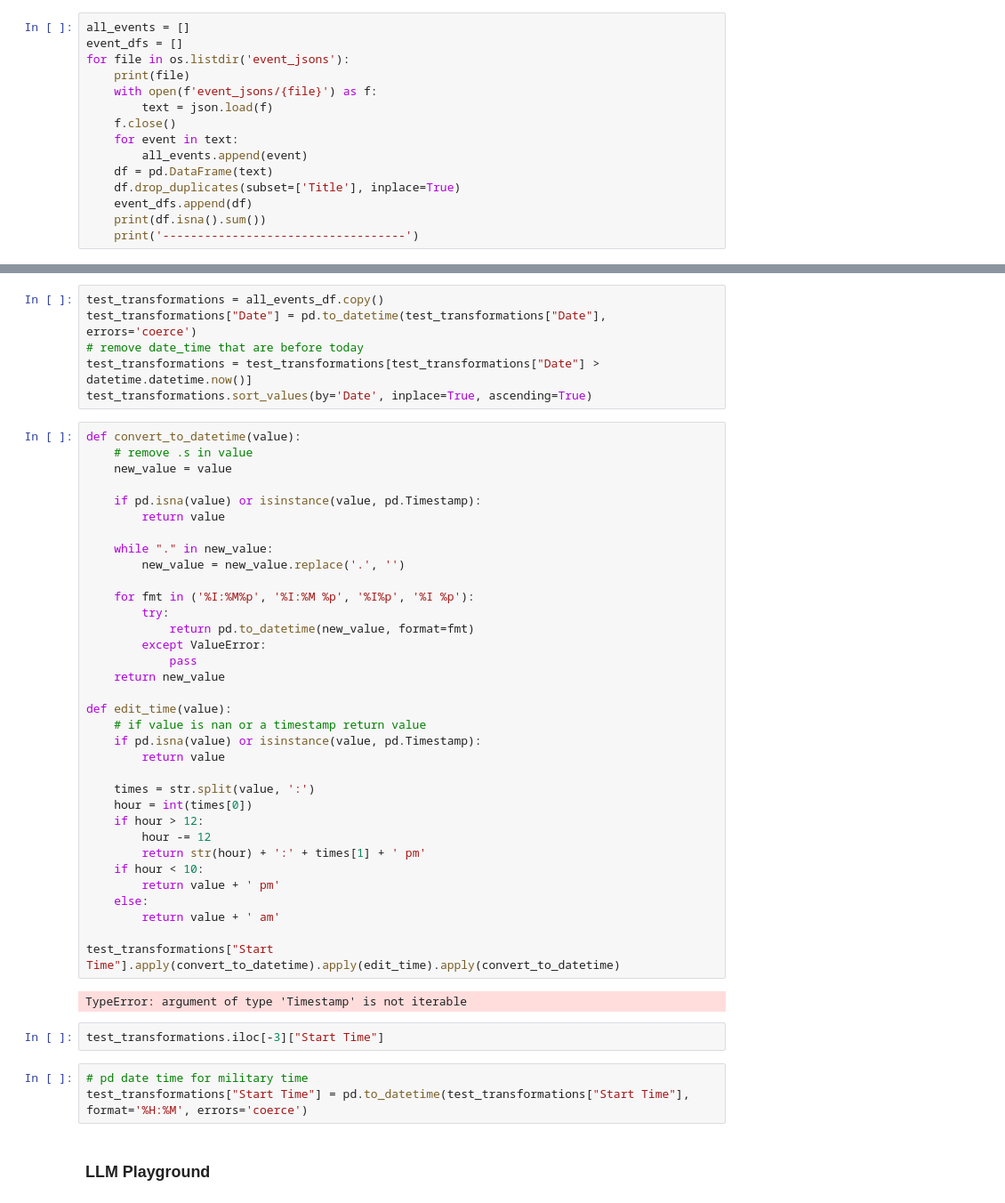
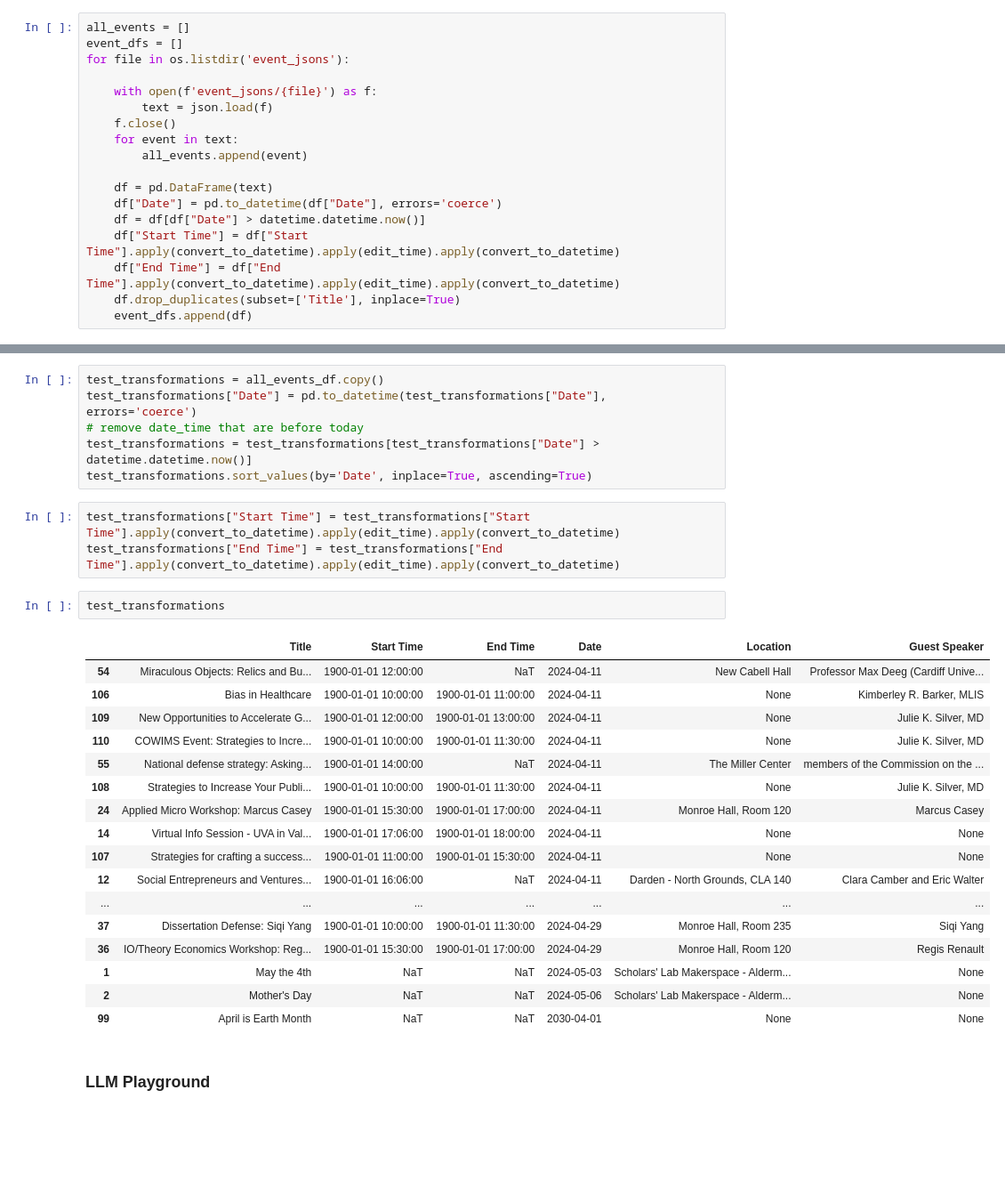
Before and after one commit to alzox/html2ai2json, a Jupyter notebook: script_testing.ipynb, the cells around one changed output, grey strips where cells are left out. Shown at 89% size. Cells and saved outputs as stored; diff of their text form; blank space fills up the shorter version.

Commit message:
finished date and time heuristic functions

```diff
--- a/script_testing.ipynb
+++ b/script_testing.ipynb
@@ -250,14 +284,17 @@ listdir_names_list = os.listdir('event_jsons')
 all_events = []
 event_dfs = []
 for file in os.listdir('event_jsons'):
-    print(file)
+
     with open(f'event_jsons/{file}') as f:
         text = json.load(f)
     f.close()
     for event in text:
         all_events.append(event)
+
     df = pd.DataFrame(text)
+    df["Date"] = pd.to_datetime(df["Date"], errors='coerce')
+    df = df[df["Date"] > datetime.datetime.now()]
+    df["Start Time"] = df["Start Time"].apply(convert_to_datetime).apply(edit_time).apply(convert_to_datetime)
+    df["End Time"] = df["End Time"].apply(convert_to_datetime).apply(edit_time).apply(convert_to_datetime)
     df.drop_duplicates(subset=['Title'], inplace=True)
     event_dfs.append(df)
-    print(df.isna().sum())
-    print('-----------------------------------')
@@ -314,47 +333,29 @@ test_transformations["Date"] = pd.to_datetime(test_transformations["Date"], erro
 # remove date_time that are before today
 test_transformations = test_transformations[test_transformations["Date"] > datetime.datetime.now()]
 test_transformations.sort_values(by='Date', inplace=True, ascending=True)
-# %%
-def convert_to_datetime(value):
-    # remove .s in value
-    new_value = value
-
-    if pd.isna(value) or isinstance(value, pd.Timestamp):
-        return value
-
-    while "." in new_value:
-        new_value = new_value.replace('.', '')
-
-    for fmt in ('%I:%M%p', '%I:%M %p', '%I%p', '%I %p'):
-        try:
-            return pd.to_datetime(new_value, format=fmt)
-        except ValueError:
-            pass
-    return new_value
-
-def edit_time(value):
-    # if value is nan or a timestamp return value
-    if pd.isna(value) or isinstance(value, pd.Timestamp):
-        return value
-
-    times = str.split(value, ':')
-    hour = int(times[0])
-    if hour > 12:
-        hour -= 12
-        return str(hour) + ':' + times[1] + ' pm'
-    if hour < 10:
-        return value + ' pm'
-    else:
-        return value + ' am'
-
-test_transformations["Start Time"].apply(convert_to_datetime).apply(edit_time).apply(convert_to_datetime)
-# %% [output]
-TypeError: argument of type 'Timestamp' is not iterable
-# %%
-test_transformations.iloc[-3]["Start Time"]
-# %%
-# pd date time for military time
-test_transformations["Start Time"] = pd.to_datetime(test_transformations["Start Time"], format='%H:%M', errors='coerce')
+# %%
+test_transformations["Start Time"] = test_transformations["Start Time"].apply(convert_to_datetime).apply(edit_time).apply(convert_to_datetime)
+test_transformations["End Time"] = test_transformations["End Time"].apply(convert_to_datetime).apply(edit_time).apply(convert_to_datetime)
+# %%
+test_transformations
+# %% [output]
+|  | Title | Start Time | End Time | Date | Location | Guest Speaker |
+| 54 | Miraculous Objects: Relics and Bu... | 1900-01-01 12:00:00 | NaT | 2024-04-11 | New Cabell Hall | Professor Max Deeg (Cardiff Unive... |
+| 106 | Bias in Healthcare | 1900-01-01 10:00:00 | 1900-01-01 11:00:00 | 2024-04-11 | None | Kimberley R. Barker, MLIS |
+| 109 | New Opportunities to Accelerate G... | 1900-01-01 12:00:00 | 1900-01-01 13:00:00 | 2024-04-11 | None | Julie K. Silver, MD |
+| 110 | COWIMS Event: Strategies to Incre... | 1900-01-01 10:00:00 | 1900-01-01 11:30:00 | 2024-04-11 | None | Julie K. Silver, MD |
+| 55 | National defense strategy: Asking... | 1900-01-01 14:00:00 | NaT | 2024-04-11 | The Miller Center | members of the Commission on the ... |
+| 108 | Strategies to Increase Your Publi... | 1900-01-01 10:00:00 | 1900-01-01 11:30:00 | 2024-04-11 | None | Julie K. Silver, MD |
+| 24 | Applied Micro Workshop: Marcus Casey | 1900-01-01 15:30:00 | 1900-01-01 17:00:00 | 2024-04-11 | Monroe Hall, Room 120 | Marcus Casey |
+| 14 | Virtual Info Session - UVA in Val... | 1900-01-01 17:06:00 | 1900-01-01 18:00:00 | 2024-04-11 | None | None |
+| 107 | Strategies for crafting a success... | 1900-01-01 11:00:00 | 1900-01-01 15:30:00 | 2024-04-11 | None | None |
+| 12 | Social Entrepreneurs and Ventures... | 1900-01-01 16:06:00 | NaT | 2024-04-11 | Darden - North Grounds, CLA 140 | Clara Camber and Eric Walter |
+| ... | ... | ... | ... | ... | ... | ... |
+| 37 | Dissertation Defense: Siqi Yang | 1900-01-01 10:00:00 | 1900-01-01 11:30:00 | 2024-04-29 | Monroe Hall, Room 235 | Siqi Yang |
+| 36 | IO/Theory Economics Workshop: Reg... | 1900-01-01 15:30:00 | 1900-01-01 17:00:00 | 2024-04-29 | Monroe Hall, Room 120 | Regis Renault |
+| 1 | May the 4th | NaT | NaT | 2024-05-03 | Scholars' Lab Makerspace - Alderm... | None |
+| 2 | Mother's Day | NaT | NaT | 2024-05-06 | Scholars' Lab Makerspace - Alderm... | None |
+| 99 | April is Earth Month | NaT | NaT | 2030-04-01 | None | None |
 # %% [markdown]
 ### LLM Playground
 # %%
```
Also changed, not shown: parts of 3 cells of this notebook, 1 other file.
